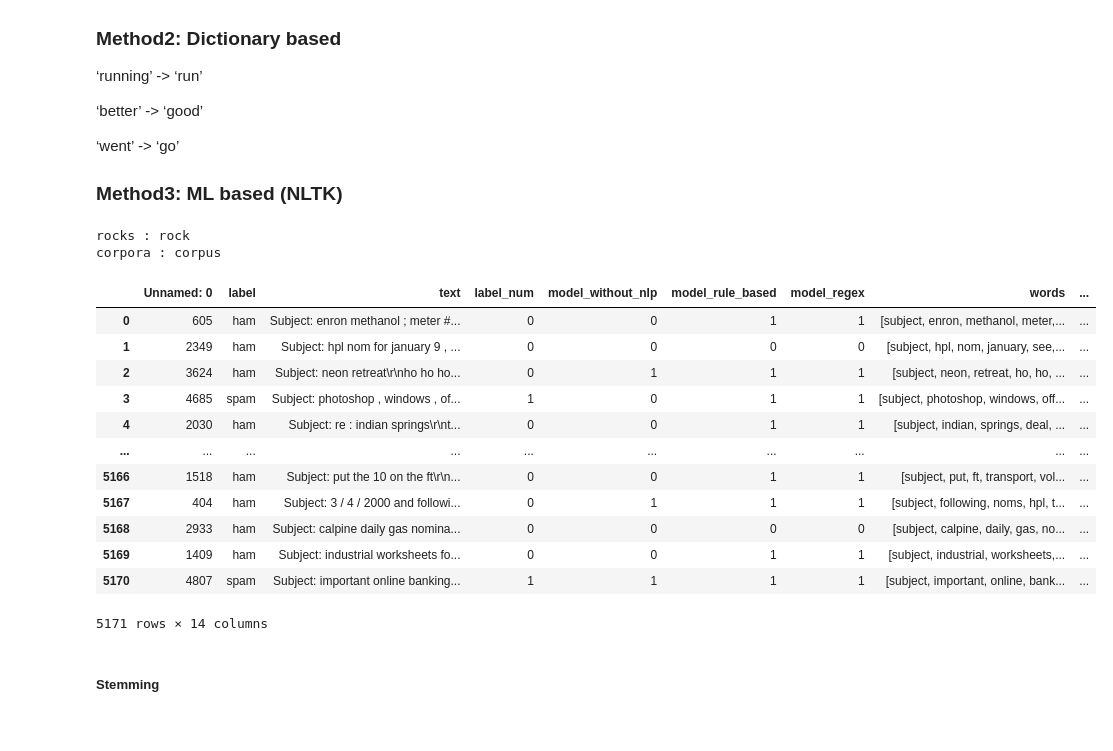
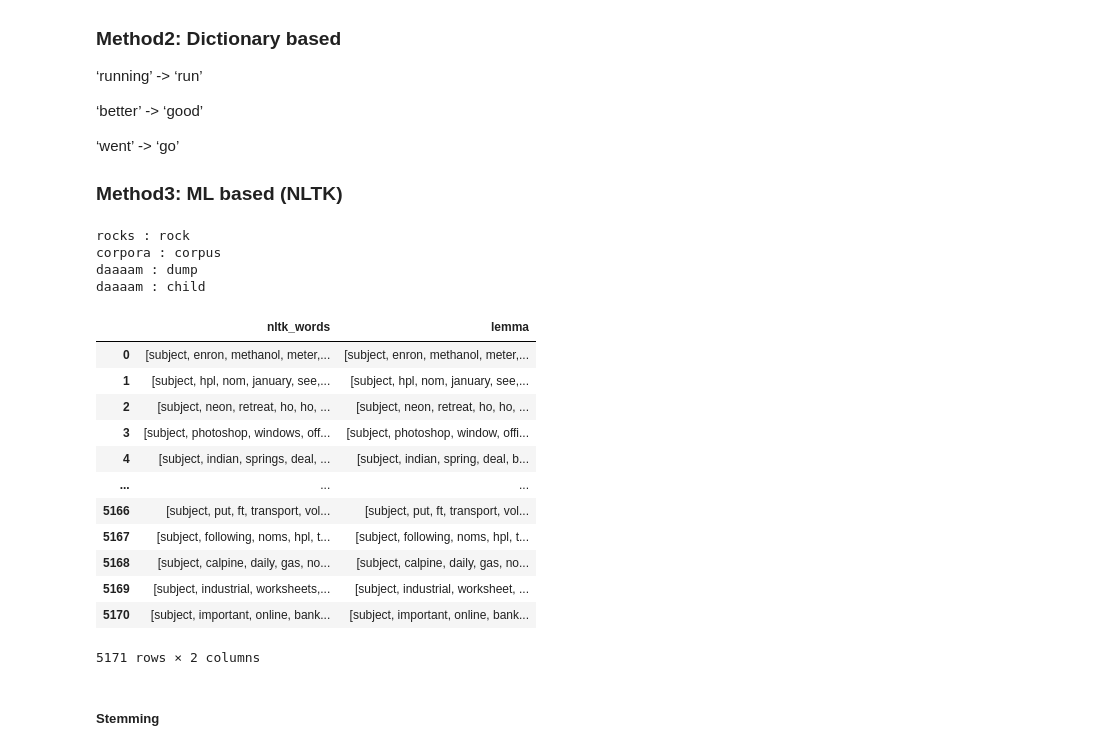
Before and after one commit to ThumbRocket/AI_Expert_Lecture_Files, a Jupyter notebook: 3Week/[Student,_Samsung]_Day1_1_Simple_Spam_Classifier.ipynb, the cells around one changed output. Drawn from its saved outputs; the diff is of its cells as text; code cells hidden in the pictures.

```diff
--- a/3Week/[Student,_Samsung]_Day1_1_Simple_Spam_Classifier.ipynb
+++ b/3Week/[Student,_Samsung]_Day1_1_Simple_Spam_Classifier.ipynb
@@ -425,10 +445,11 @@ len(keywords)
 # %%
 # logic
 def keyword_in_text(text):
-  for keyword in keywords:
-    if keyword in text:
-      return 1
-  return 0
+  return 1 if any(keyword in text for keyword in keywords) else 0
+  #for keyword in keywords:
+  #  if keyword in text:
+  #    return 1
+  #return 0
 
 df["model_rule_based"] = df["text"].apply(lambda txt: keyword_in_text(txt))
 df
@@ -468,10 +489,11 @@ a
 # %%
 # logic
 def keyword_regex(text):
-  for keyword in keywords:
-    if re.search(f"{keyword}\D+", text, re.IGNORECASE):
-      return 1
-  return 0
+    return 1 if any(re.search(f"{keyword}\D+", text, re.IGNORECASE) for keyword in keywords) else 0
+#  for keyword in keywords:
+#    if re.search(f"{keyword}\D+", text, re.IGNORECASE):
+#      return 1
+#  return 0
 
 df["model_regex"] = df["text"].apply(lambda txt: keyword_regex(txt))
 df
@@ -733,40 +760,47 @@ lemmatizer = WordNetLemmatizer()
 
 print("rocks :", lemmatizer.lemmatize("rocks"))
 print("corpora :", lemmatizer.lemmatize("corpora"))
+print("daaaam :", lemmatizer.lemmatize("dumping", pos='v'))
+print("daaaam :", lemmatizer.lemmatize("children"))
 # %% [output]
 rocks : rock
 corpora : corpus
+daaaam : dump
+daaaam : child
 # %%
 # logic
 from fast_edit_distance import edit_distance as f_edit_distance
 
 from tqdm import tqdm
 tqdm.pandas(desc="Lemmatizing...")
 
 
 def lemmatize(ws: List[str]):
   l = []
   for w in ws:
+    #pos_tag = nltk.pos_tag(w)[1]
     l.append(lemmatizer.lemmatize(w))
 
   return l
 
 df["lemma"] = df["nltk_words"].progress_apply(lambda txts: lemmatize(txts))
-df
+
+
+df.loc[:, ["nltk_words", "lemma"]]
 # %% [output]
-|  | Unnamed: 0 | label | text | label_num | model_without_nlp | model_rule_based | model_regex | words | ... |
-| 0 | 605 | ham | Subject: enron methanol ; meter #... | 0 | 0 | 1 | 1 | [subject, enron, methanol, meter,... | ... |
-| 1 | 2349 | ham | Subject: hpl nom for january 9 , ... | 0 | 0 | 0 | 0 | [subject, hpl, nom, january, see,... | ... |
-| 2 | 3624 | ham | Subject: neon retreat\r\nho ho ho... | 0 | 1 | 1 | 1 | [subject, neon, retreat, ho, ho, ... | ... |
-| 3 | 4685 | spam | Subject: photoshop , windows , of... | 1 | 0 | 1 | 1 | [subject, photoshop, windows, off... | ... |
-| 4 | 2030 | ham | Subject: re : indian springs\r\nt... | 0 | 0 | 1 | 1 | [subject, indian, springs, deal, ... | ... |
-| ... | ... | ... | ... | ... | ... | ... | ... | ... | ... |
-| 5166 | 1518 | ham | Subject: put the 10 on the ft\r\n... | 0 | 0 | 1 | 1 | [subject, put, ft, transport, vol... | ... |
-| 5167 | 404 | ham | Subject: 3 / 4 / 2000 and followi... | 0 | 1 | 1 | 1 | [subject, following, noms, hpl, t... | ... |
-| 5168 | 2933 | ham | Subject: calpine daily gas nomina... | 0 | 0 | 0 | 0 | [subject, calpine, daily, gas, no... | ... |
-| 5169 | 1409 | ham | Subject: industrial worksheets fo... | 0 | 0 | 1 | 1 | [subject, industrial, worksheets,... | ... |
-| 5170 | 4807 | spam | Subject: important online banking... | 1 | 1 | 1 | 1 | [subject, important, online, bank... | ... |
+|  | nltk_words | lemma |
+| 0 | [subject, enron, methanol, meter,... | [subject, enron, methanol, meter,... |
+| 1 | [subject, hpl, nom, january, see,... | [subject, hpl, nom, january, see,... |
+| 2 | [subject, neon, retreat, ho, ho, ... | [subject, neon, retreat, ho, ho, ... |
+| 3 | [subject, photoshop, windows, off... | [subject, photoshop, window, offi... |
+| 4 | [subject, indian, springs, deal, ... | [subject, indian, spring, deal, b... |
+| ... | ... | ... |
+| 5166 | [subject, put, ft, transport, vol... | [subject, put, ft, transport, vol... |
+| 5167 | [subject, following, noms, hpl, t... | [subject, following, noms, hpl, t... |
+| 5168 | [subject, calpine, daily, gas, no... | [subject, calpine, daily, gas, no... |
+| 5169 | [subject, industrial, worksheets,... | [subject, industrial, worksheet, ... |
+| 5170 | [subject, important, online, bank... | [subject, important, online, bank... |
-5171 rows × 14 columns
+5171 rows × 2 columns
 # %% [markdown]
 ##### Stemming
 # %%
```
Also changed, not shown: parts of 35 cells of this notebook.
